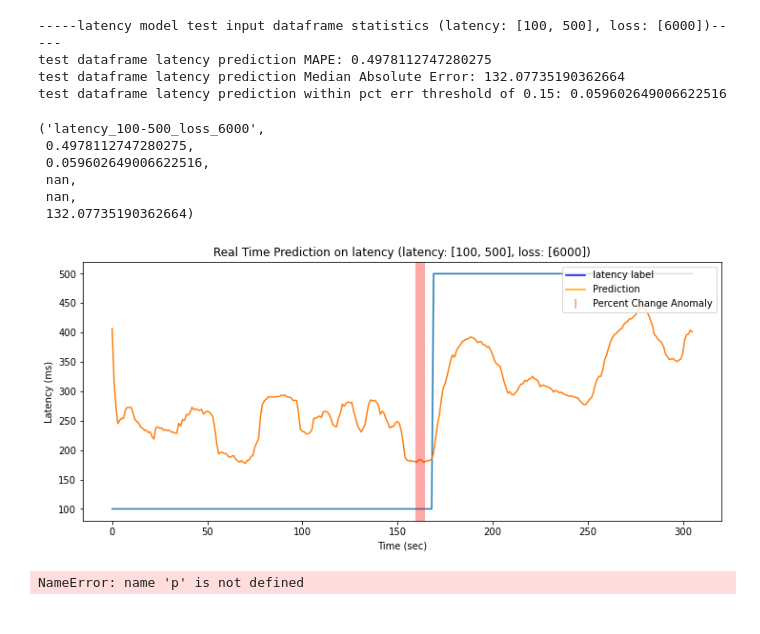
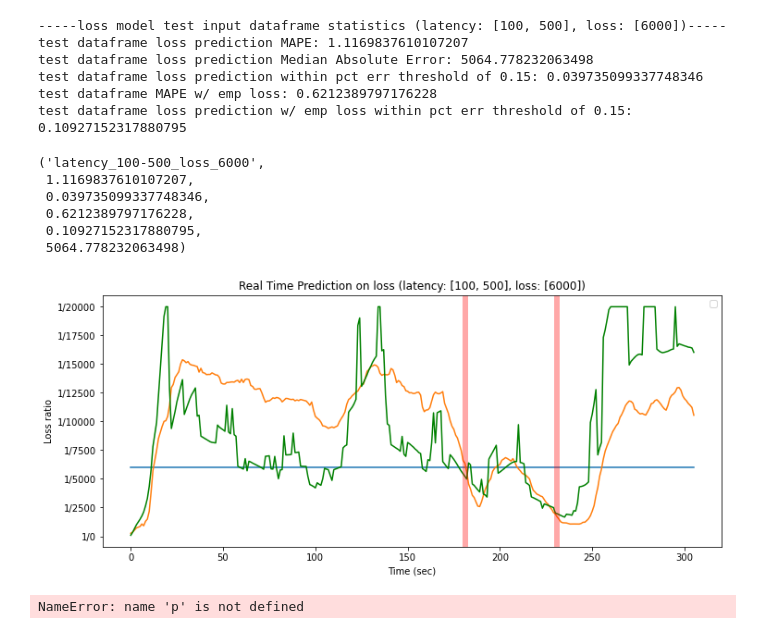
Before and after one commit to LauraDiao/Anomaly_Detectives, a Jupyter notebook: wk10.ipynb, the cells around one changed output. Cells and saved outputs as stored; diff of their text form; code cells hidden in the pictures.

```diff
--- a/wk10.ipynb
+++ b/wk10.ipynb
@@ -23,0 +24,9 @@ R2 Score: 0.684259232151802
+# %%
+lossmodel = gen_model("loss")
+latmodel = gen_model("latency")
+
+lossp, latp = performance_metrics('data/raw/train_c',lossmodel, latmodel, classify=True, verbose=False)
+lossp.to_csv('data/out/loss_model_test_metrics.csv')
+latp.to_csv('data/out/latency_model_test_metrics.csv')
+
+#TODO anomaly detection series? zipfile of our data in repo? clean target update? run target model?
@@ -56,19 +89,24 @@ test dataframe latency prediction within pct err threshold of 0.15: 0.0596026490
 # %%
 mergedtable = readfilerun_simple('data/wk10data/20220304T013821_100-6000-true-500-6000-iperf.csv','data/wk10data/')
+# mergedtable = readfilerun_simple('data/jenna_week8_data/20220223T054037_50-500-true-50-50-200-iperf.csv','data/jenna_week8_data')
+# mergedtable = readfilerun_simple('data/jenna_week8_data/20220223T054038_50-10000-true-50-1000-200-iperf.csv','data/jenna_week8_data')
 df_ = genfeat(mergedtable)
-vis_model(df_, "latency", latmodel, True)
+# vis_model(df_, "latency", latmodel, True)
+vis_model(df_, "loss", lossmodel, True)
 # %% [output]
------latency model test input dataframe statistics (latency: [100, 500], loss: [6000])-----
-test dataframe latency prediction MAPE: 0.4978112747280275
-test dataframe latency prediction Median Absolute Error: 132.07735190362664
-test dataframe latency prediction within pct err threshold of 0.15: 0.059602649006622516
+-----loss model test input dataframe statistics (latency: [100, 500], loss: [6000])-----
+test dataframe loss prediction MAPE: 1.1169837610107207
+test dataframe loss prediction Median Absolute Error: 5064.778232063498
+test dataframe loss prediction within pct err threshold of 0.15: 0.039735099337748346
+test dataframe MAPE w/ emp loss: 0.6212389797176228
+test dataframe loss prediction w/ emp loss within pct err threshold of 0.15: 0.10927152317880795
 ('latency_100-500_loss_6000',
- 0.4978112747280275,
- 0.059602649006622516,
- nan,
- nan,
- 132.07735190362664)
+ 1.1169837610107207,
+ 0.039735099337748346,
+ 0.6212389797176228,
+ 0.10927152317880795,
+ 5064.778232063498)
-[figure, old version]
+[figure, new version]
 # %%
 p
 # %% [output]
```
Also changed, not shown: parts of 3 cells of this notebook, 7 other files.
